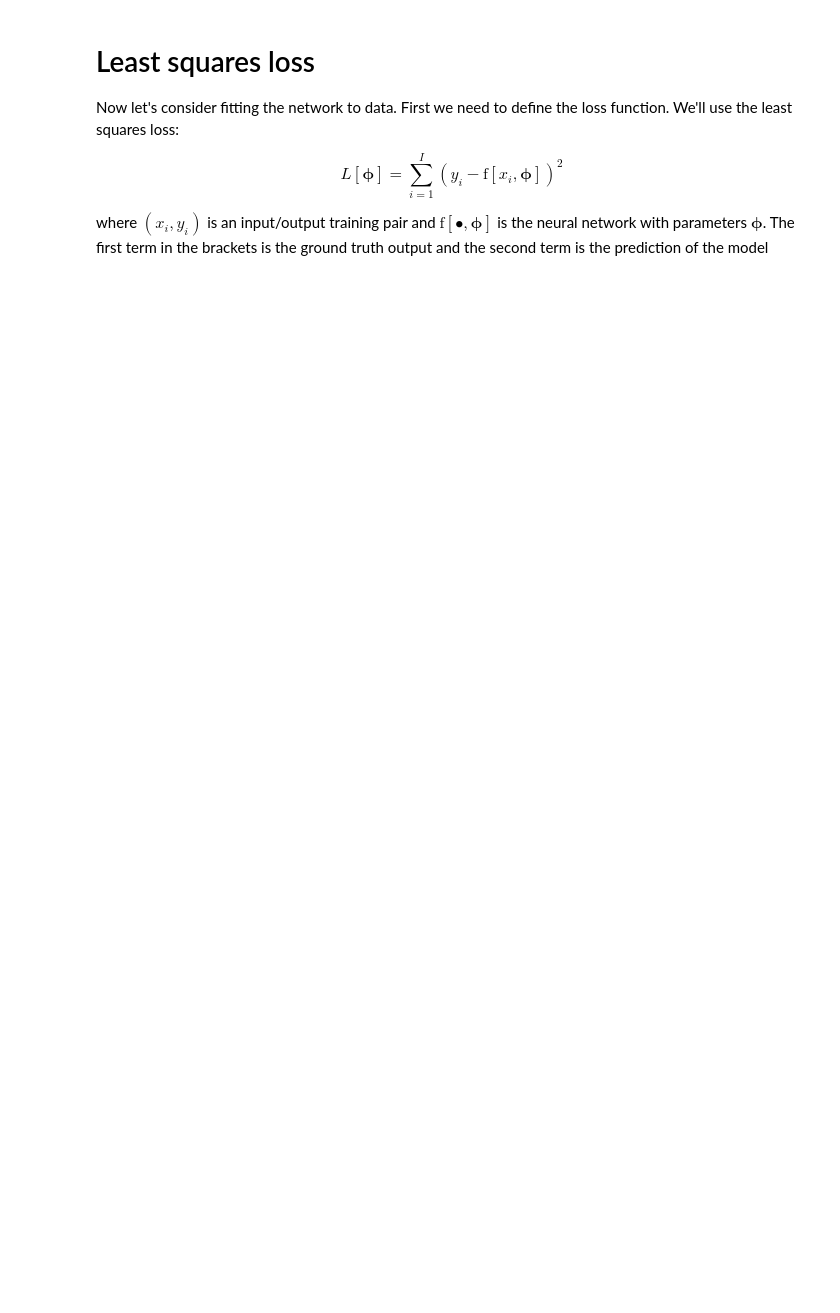
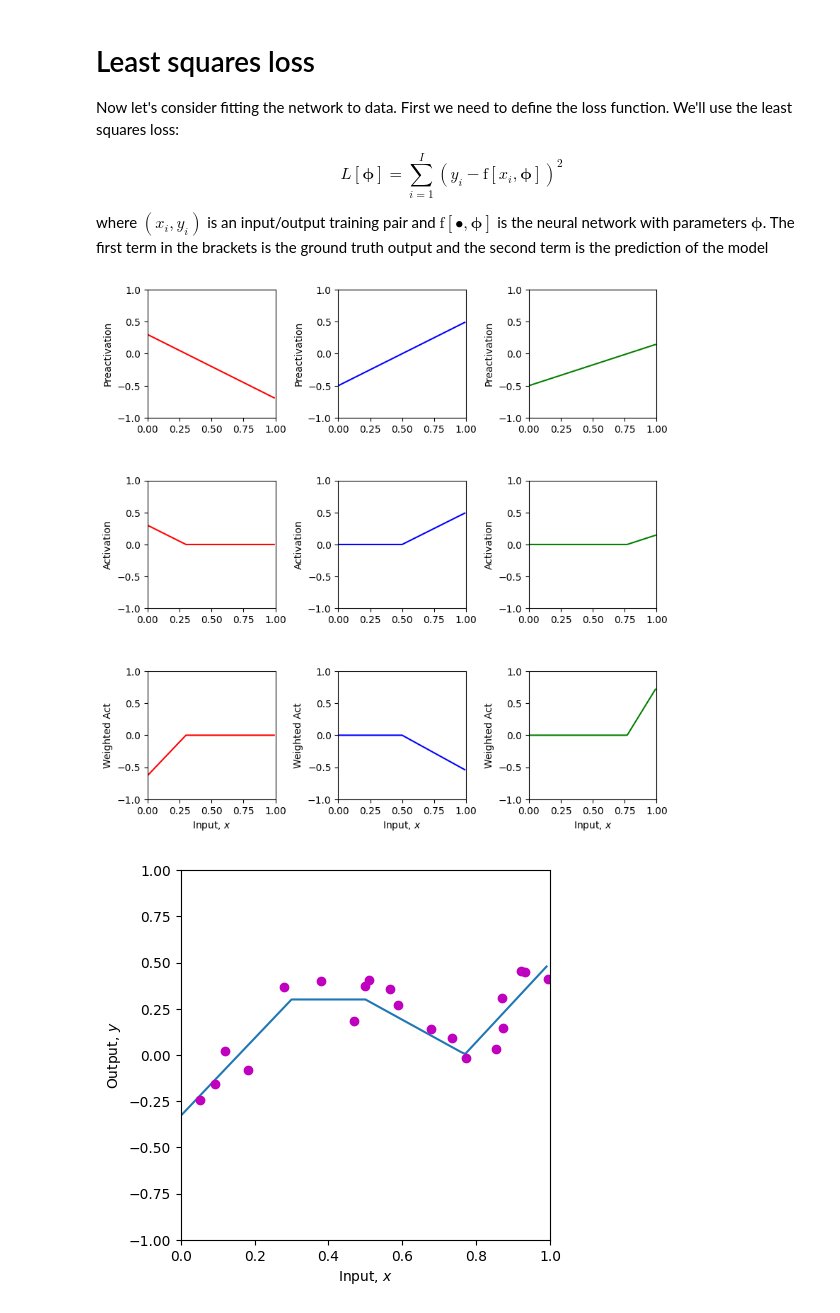
Before and after one commit to Billy-Ay/Fall167IntroDeepLearning, a Jupyter notebook: 3_1_Shallow_Networks_I.ipynb, the cells around one changed output. Drawn from its saved outputs; the diff is of its cells as text; code cells hidden in the pictures; blank space fills up the shorter version.

```diff
--- a/3_1_Shallow_Networks_I.ipynb
+++ b/3_1_Shallow_Networks_I.ipynb
@@ -234,43 +237,46 @@ def least_squares_loss(y_train, y_predict):
   # differences between the real values of y and the predicted values from the model f[x_i,phi]
   # (see figure 2.2 of the book)
   # you will need to use the function np.sum
-  loss = 0
+  loss = np.sum((y_train - y_predict)**2)
 
   return loss
 # %%
 # Now lets define some parameters, run the neural network, and compute the loss
 theta_10 =  0.3 ; theta_11 = -1.0
-theta_20 = -1.0  ; theta_21 = 2.0
+theta_20 = -0.5  ; theta_21 = 1.0
 theta_30 = -0.5  ; theta_31 = 0.65
-phi_0 = -0.3; phi_1 = 2.0; phi_2 = -1.0; phi_3 = 7.0
+phi_0 = 0.3; phi_1 = -2.1; phi_2 = -1.1; phi_3 = 5.0
 
 # Define a range of input values
 x = np.arange(0,1,0.01)
 
 x_train = np.array([0.09291784,0.46809093,0.93089486,0.67612654,0.73441752,0.86847339,\
                    0.49873225,0.51083168,0.18343972,0.99380898,0.27840809,0.38028817,\
                    0.12055708,0.56715537,0.92005746,0.77072270,0.85278176,0.05315950,\
                    0.87168699,0.58858043])
 y_train = np.array([-0.15934537,0.18195445,0.451270150,0.13921448,0.09366691,0.30567674,\
                     0.372291170,0.40716968,-0.08131792,0.41187806,0.36943738,0.3994327,\
                     0.019062570,0.35820410,0.452564960,-0.0183121,0.02957665,-0.24354444, \
                     0.148038840,0.26824970])
 
 # We run the neural network for each of these input values
 y, pre_1, pre_2, pre_3, act_1, act_2, act_3, w_act_1, w_act_2, w_act_3 = \
     shallow_1_1_3(x, ReLU, phi_0,phi_1,phi_2,phi_3, theta_10, theta_11, theta_20, theta_21, theta_30, theta_31)
 # And then plot it
 plot_neural(x, y, pre_1, pre_2, pre_3, act_1, act_2, act_3, w_act_1, w_act_2, w_act_3, plot_all=True, x_data = x_train, y_data = y_train)
 
 # Run the neural network on the training data
 y_predict, *_ = shallow_1_1_3(x_train, ReLU, phi_0,phi_1,phi_2,phi_3, theta_10, theta_11, theta_20, theta_21, theta_30, theta_31)
 
 # Compute the least squares loss and print it out
 loss = least_squares_loss(y_train,y_predict)
 print('Your Loss = %3.3f, True value = 9.385'%(loss))
 
 # TODO.  Manipulate the parameters (by hand!) to make the function
 # fit the data better and try to reduce the loss to as small a number
 # as possible.  The best that I could do was 0.181
 # Tip... start by manipulating phi_0.
 # It's not that easy, so don't spend too much time on this!
+# %% [output]
+[figure, added]
+[figure, added]
```
Also changed, not shown: parts of 2 cells of this notebook.
